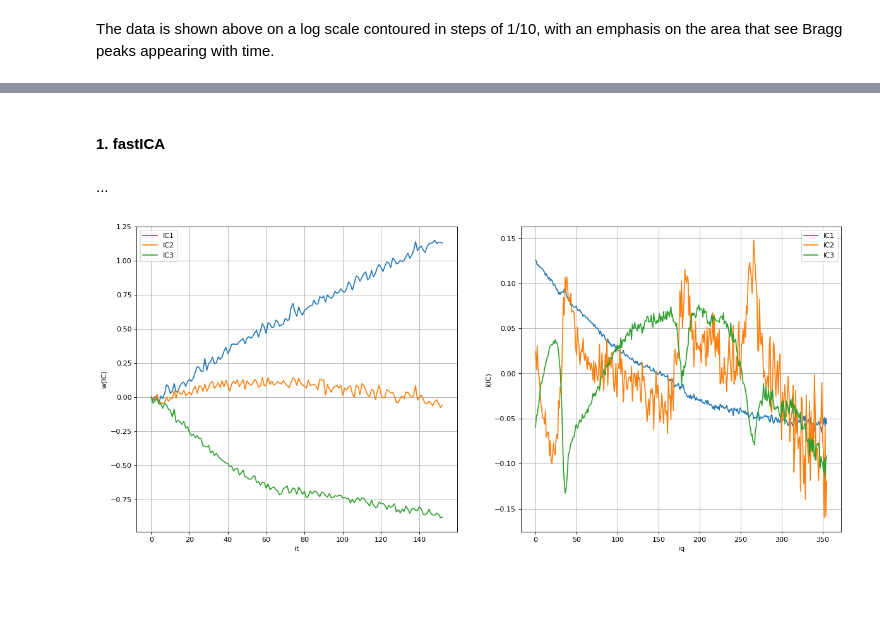
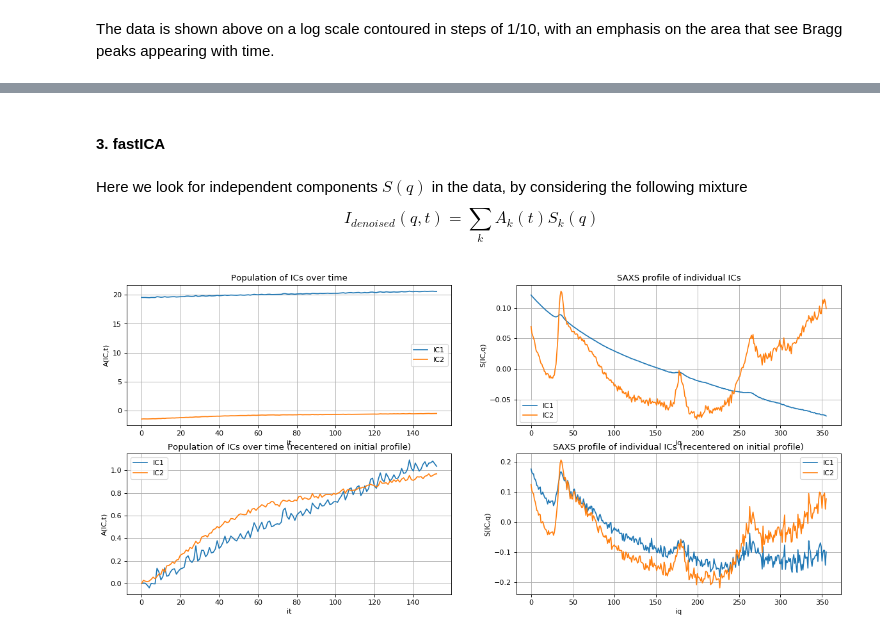
Before and after one commit to fredericpoitevin/trSAXS, a Jupyter notebook: docs/trSAXS-Slayer.ipynb, the cells around one changed output, grey strips where cells are left out. Cells and saved outputs as stored; diff of their text form; code cells hidden in the pictures; blank space fills up the shorter version.

```diff
--- a/docs/trSAXS-Slayer.ipynb
+++ b/docs/trSAXS-Slayer.ipynb
@@ -157,0 +165,7 @@ plt.show()
+# %%
+# Compute PCA (only 2 components)
+pca = PCA(n_components=2)
+H = pca.fit_transform(data.T)
+V = pca.transform(data.T)
+U = pca.components_
+denoised = (pca.mean_ + np.dot(U.T,V.T).T).T
@@ -158,36 +192,57 @@ plt.show()
 # %% [markdown]
-#### 1. fastICA
+#### 3. fastICA
-# %% [markdown]
-...
+# %% [markdown]
+Here we look for independent components $S(q)$ in the data, by considering the following mixture
+$$I_{denoised}(q,t) = \sum_{k}A_{k}(t)S_{k}(q)$$
 # %%
 # Compute ICA
-ica = FastICA(n_components=3)
-S_ = ica.fit_transform(data)  # Reconstruct signals
+ica = FastICA(n_components=2)
+S_ = ica.fit_transform(denoised)  # Reconstruct signals
 A_ = ica.mixing_  # Get estimated mixing matrix
 # %%
 # parameters for figure below
 #
 labels = ['IC1', 'IC2', 'IC3']
 #
 plt.figure(figsize=(18, 8), dpi= 80, facecolor='w', edgecolor='k')
 #
-plt.subplot(121)
+plt.subplot(221)
 plt.grid()
+plt.title('Population of ICs over time')
 plt.xlabel('it')
-plt.ylabel('w(IC)')
+plt.ylabel('A(IC,t)')
+for y_arr, label in zip(A_.T, labels):
+    plt.plot(y_arr, label=label)
+plt.legend()
+#
+plt.subplot(222)
+plt.grid()
+plt.title('SAXS profile of individual ICs')
+plt.xlabel('iq')
+plt.ylabel('S(IC,q)')
+for y_arr, label in zip(S_.T, labels):
+    plt.plot(y_arr, label=label)
+plt.legend()
+#
+plt.subplot(223)
+plt.grid()
+plt.title('Population of ICs over time (recentered on initial profile)')
+plt.xlabel('it')
+plt.ylabel('A(IC,t)')
 for y_arr, label in zip(A_.T, labels):
     yzero = y_arr[0]
     plt.plot(y_arr - yzero, label=label)
 plt.legend()
 #
-plt.subplot(122)
+plt.subplot(224)
 plt.grid()
+plt.title('SAXS profile of individual ICs (recentered on initial profile)')
 plt.xlabel('iq')
-plt.ylabel('I(IC)')
+plt.ylabel('S(IC,q)')
 for y_arr, label in zip(S_.T, labels):
-    plt.plot(y_arr, label=label)
+    plt.plot(y_arr + meanvec - initvec, label=label)
 plt.legend()
 #
 plt.show()
 # %% [output]
-[figure, old version]
+[figure, new version]
```
Also changed, not shown: parts of 11 cells of this notebook, 3 other files.
